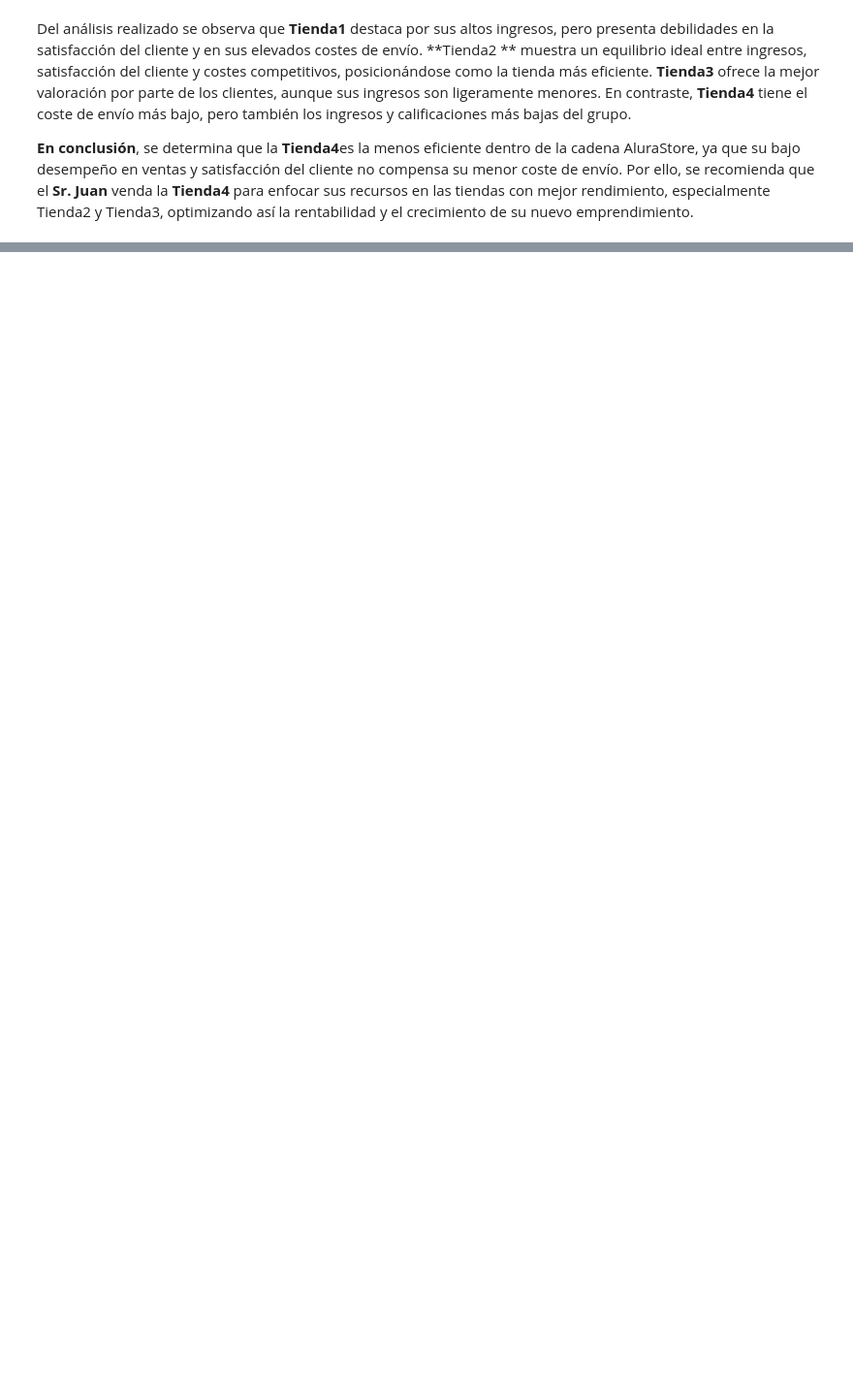
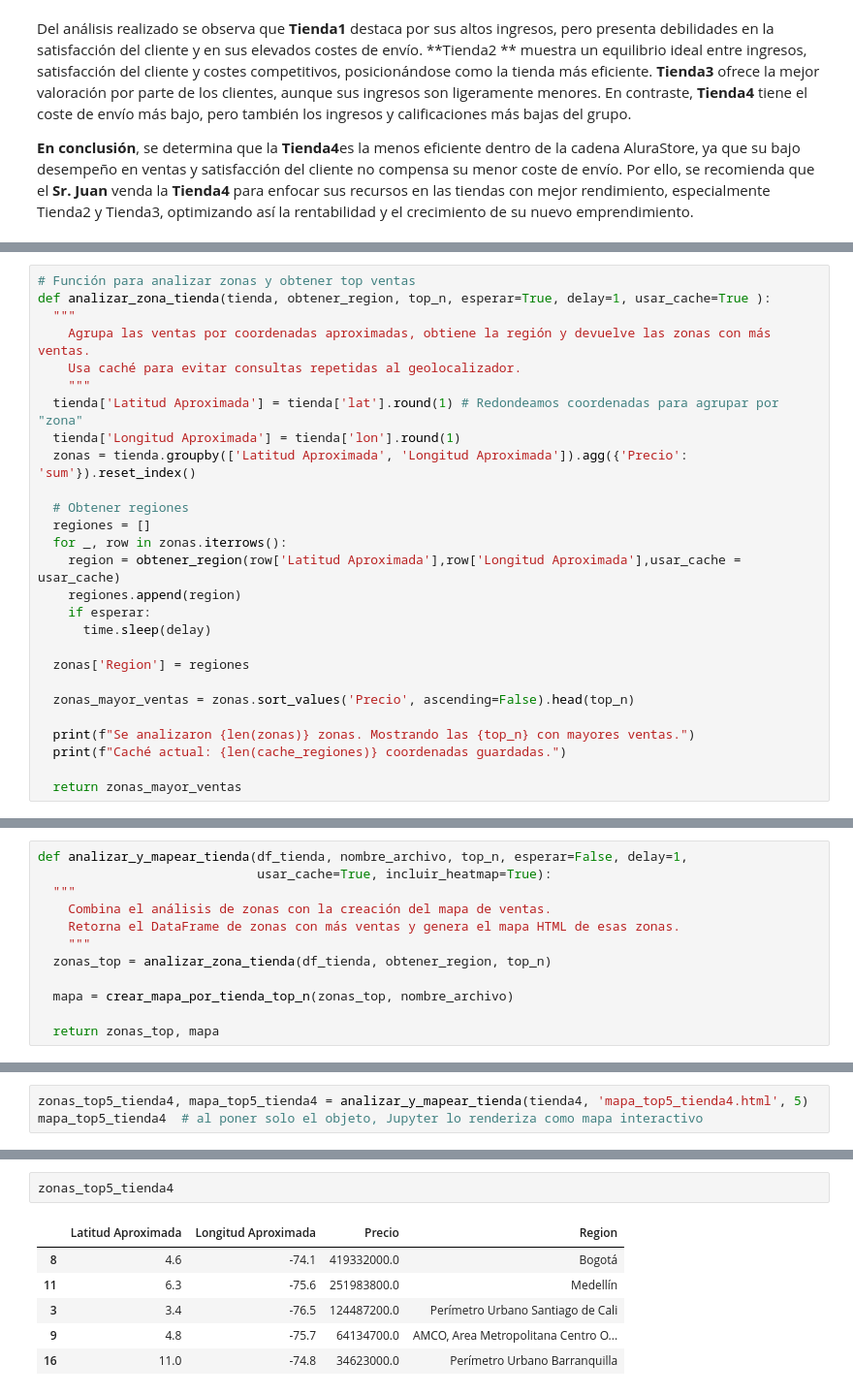
Before and after one commit to yaramirezte/Python-para-Data-Science-Challenge-AluraStore, a Jupyter notebook: AluraStoreLatam.ipynb, the cells around one changed output, grey strips where cells are left out. Shown at 97% size. Drawn from its saved outputs; the diff is of its cells as text; blank space fills up the shorter version.

Commit message:
Analizar el desempeño geográfico - Extra

```diff
--- a/AluraStoreLatam.ipynb
+++ b/AluraStoreLatam.ipynb
@@ -645,0 +722,27 @@ Del análisis realizado se observa que **Tienda1** destaca por sus altos ingreso
+# %%
+# Función para analizar zonas y obtener top ventas
+def analizar_zona_tienda(tienda, obtener_region, top_n, esperar=True, delay=1, usar_cache=True ):
+  """
+    Agrupa las ventas por coordenadas aproximadas, obtiene la región y devuelve las zonas con más ventas.
+    Usa caché para evitar consultas repetidas al geolocalizador.
+    """
+  tienda['Latitud Aproximada'] = tienda['lat'].round(1) # Redondeamos coordenadas para agrupar por "zona"
+  tienda['Longitud Aproximada'] = tienda['lon'].round(1)
+  zonas = tienda.groupby(['Latitud Aproximada', 'Longitud Aproximada']).agg({'Precio': 'sum'}).reset_index()
+
+  # Obtener regiones
+  regiones = []
+  for _, row in zonas.iterrows():
+    region = obtener_region(row['Latitud Aproximada'],row['Longitud Aproximada'],usar_cache = usar_cache)
+    regiones.append(region)
+    if esperar:
+      time.sleep(delay)
+
+  zonas['Region'] = regiones
+
+  zonas_mayor_ventas = zonas.sort_values('Precio', ascending=False).head(top_n)
+
+  print(f"Se analizaron {len(zonas)} zonas. Mostrando las {top_n} con mayores ventas.")
+  print(f"Caché actual: {len(cache_regiones)} coordenadas guardadas.")
+
+  return zonas_mayor_ventas
@@ -645,0 +773,12 @@ Del análisis realizado se observa que **Tienda1** destaca por sus altos ingreso
+# %%
+def analizar_y_mapear_tienda(df_tienda, nombre_archivo, top_n, esperar=False, delay=1,
+                             usar_cache=True, incluir_heatmap=True):
+  """
+    Combina el análisis de zonas con la creación del mapa de ventas.
+    Retorna el DataFrame de zonas con más ventas y genera el mapa HTML de esas zonas.
+    """
+  zonas_top = analizar_zona_tienda(df_tienda, obtener_region, top_n)
+
+  mapa = crear_mapa_por_tienda_top_n(zonas_top, nombre_archivo)
+
+  return zonas_top, mapa
@@ -645,0 +809,3 @@ Del análisis realizado se observa que **Tienda1** destaca por sus altos ingreso
+# %%
+zonas_top5_tienda4, mapa_top5_tienda4 = analizar_y_mapear_tienda(tienda4, 'mapa_top5_tienda4.html', 5)
+mapa_top5_tienda4  # al poner solo el objeto, Jupyter lo renderiza como mapa interactivo
@@ -645,0 +817,9 @@ Del análisis realizado se observa que **Tienda1** destaca por sus altos ingreso
+# %%
+zonas_top5_tienda4
+# %% [output]
+|  | Latitud Aproximada | Longitud Aproximada | Precio | Region |
+| 8 | 4.6 | -74.1 | 419332000.0 | Bogotá |
+| 11 | 6.3 | -75.6 | 251983800.0 | Medellín |
+| 3 | 3.4 | -76.5 | 124487200.0 | Perímetro Urbano Santiago de Cali |
+| 9 | 4.8 | -75.7 | 64134700.0 | AMCO, Area Metropolitana Centro O... |
+| 16 | 11.0 | -74.8 | 34623000.0 | Perímetro Urbano Barranquilla |
```
Also changed, not shown: parts of 18 cells of this notebook.
